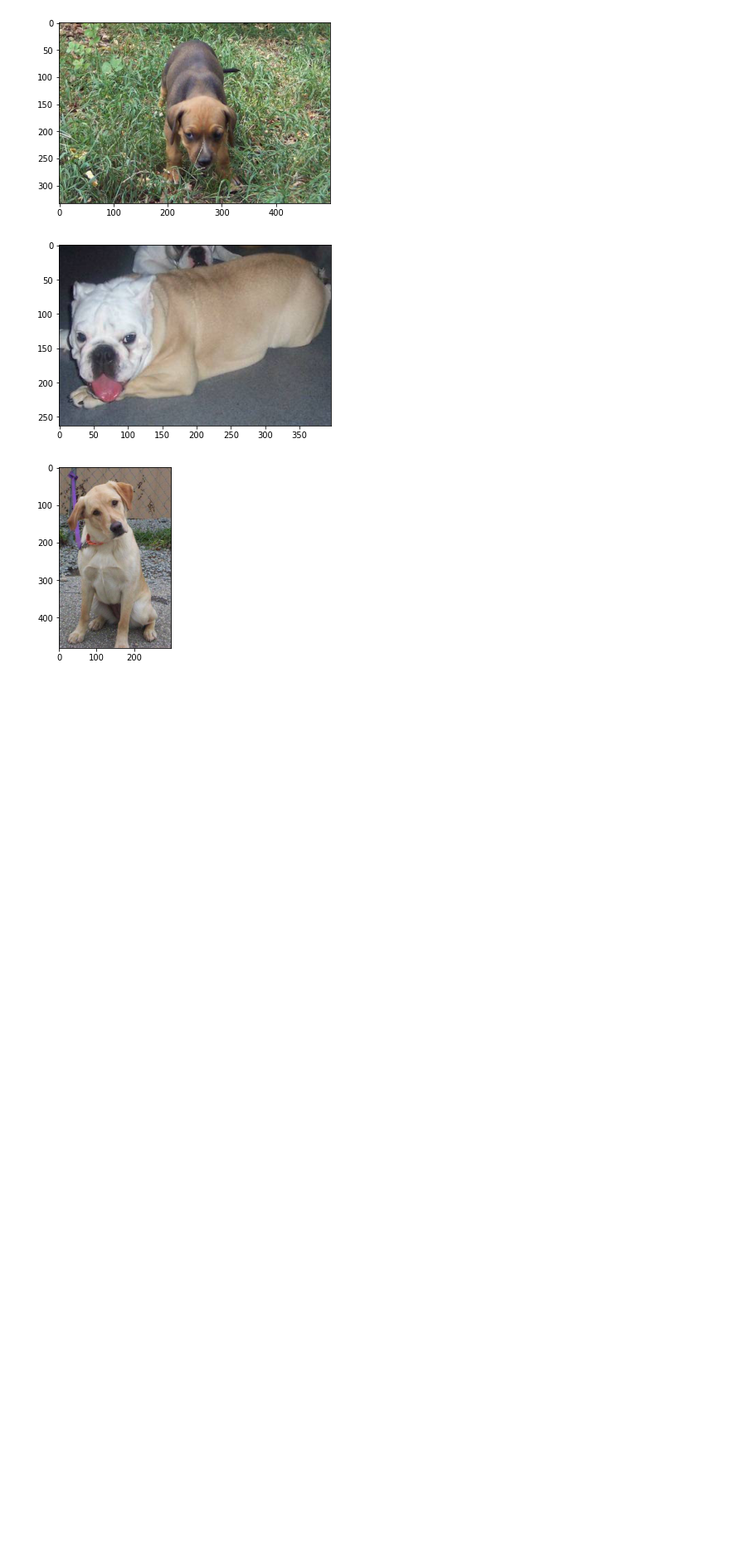
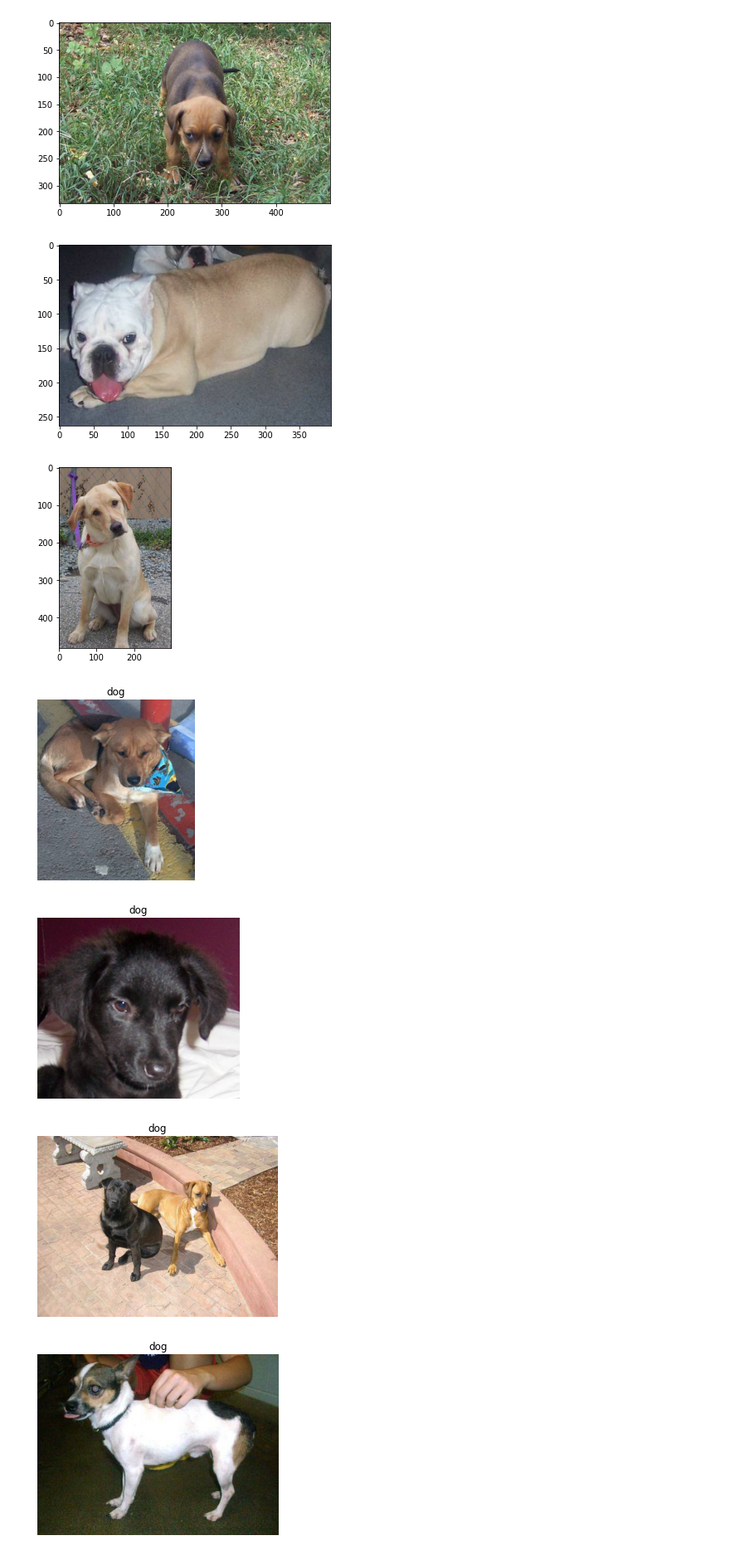
Before and after one commit to danchaud-vincent/tensorflow-deep-learning, a Jupyter notebook: exercices-solutions/03_Computer_Vision_and_Neural_Network_Exercices.ipynb, the cells around one changed output. Shown at 83% size. Drawn from its saved outputs; the diff is of its cells as text; code cells hidden in the pictures; blank space fills up the shorter version.

Commit message:
Explore the data and visualize it

```diff
--- a/exercices-solutions/03_Computer_Vision_and_Neural_Network_Exercices.ipynb
+++ b/exercices-solutions/03_Computer_Vision_and_Neural_Network_Exercices.ipynb
@@ -111,0 +158,8 @@ for i in range(4):
+# %%
+# visualize 4 images of dogs
+list_images_dog=plot_random_image("cat_vs_dog/train","dog",4)
+# %% [output]
+[figure, added]
+[figure, added]
+[figure, added]
+[figure, added]
```
Also changed, not shown: parts of 5 cells of this notebook.
